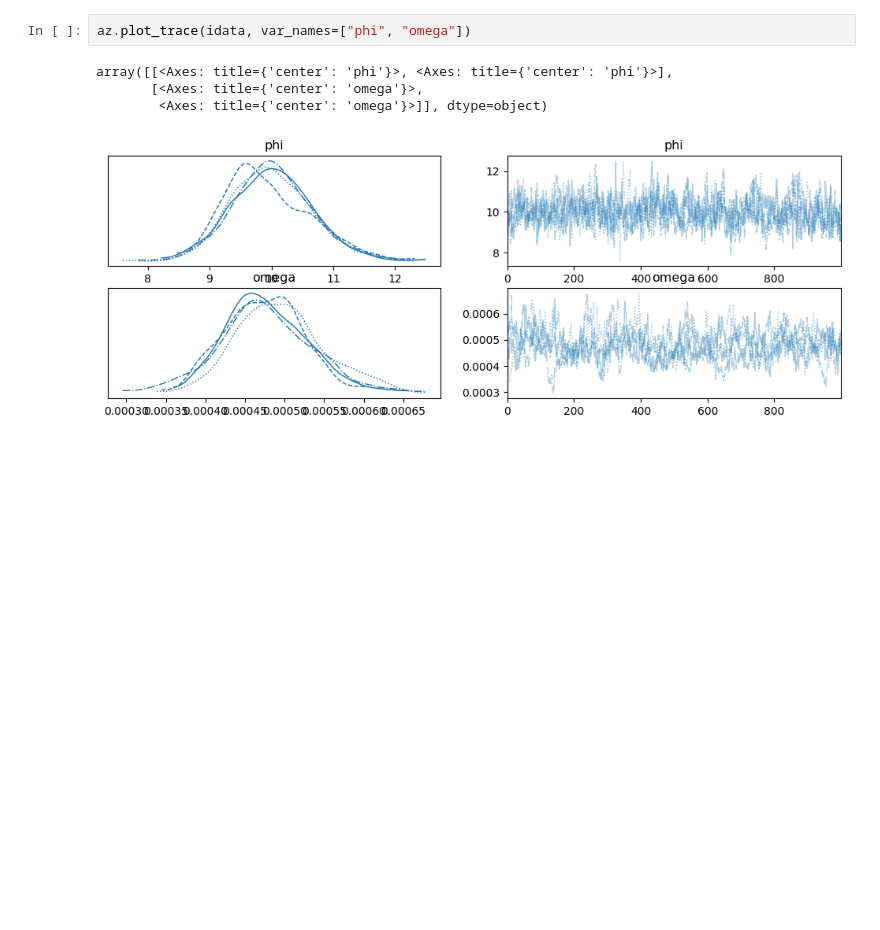
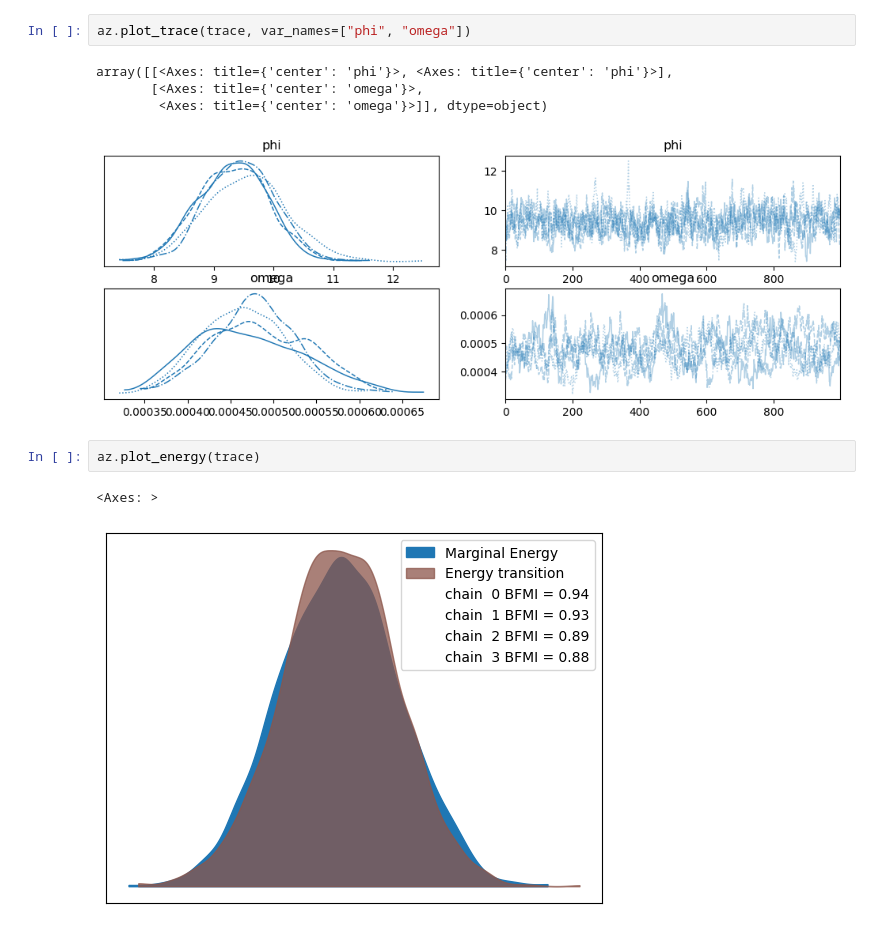
Before and after one commit to eadains/PythonBlogNotebooks, a Jupyter notebook: insurance_resampling.ipynb, the cells around one changed output. Drawn from its saved outputs; the diff is of its cells as text; blank space fills up the shorter version.

```diff
--- a/insurance_resampling.ipynb
+++ b/insurance_resampling.ipynb
@@ -94,8 +57,13 @@ idata = az.from_cmdstanpy(
 # %%
-az.plot_trace(idata, var_names=["phi", "omega"])
+az.plot_trace(trace, var_names=["phi", "omega"])
 # %% [output]
 array([[<Axes: title={'center': 'phi'}>, <Axes: title={'center': 'phi'}>],
        [<Axes: title={'center': 'omega'}>,
         <Axes: title={'center': 'omega'}>]], dtype=object)
-[figure, old version]
+[figure, new version]
+# %%
+az.plot_energy(trace)
+# %% [output]
+<Axes: >
+[figure, added]
 # %%
```
Also changed, not shown: parts of 25 cells of this notebook.
